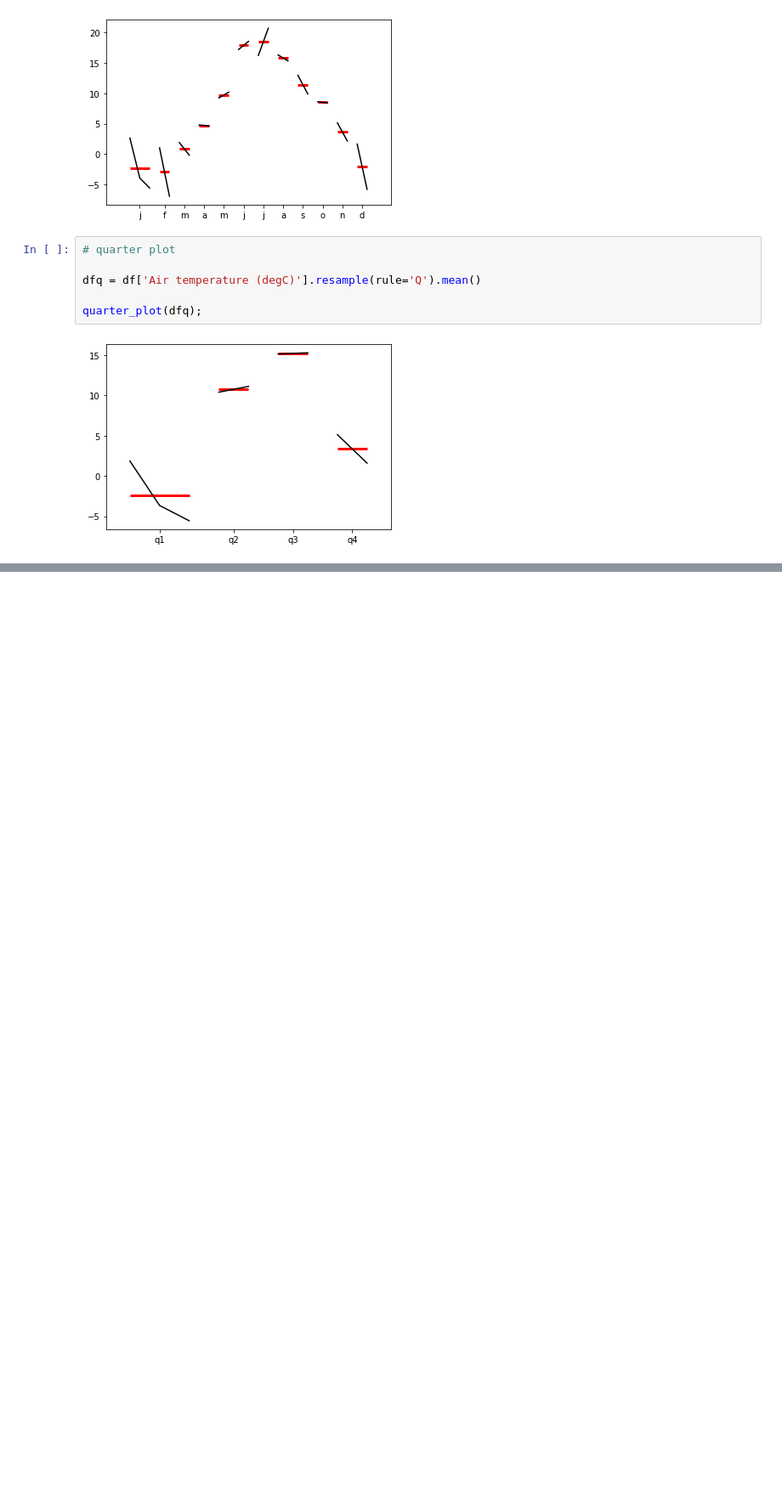
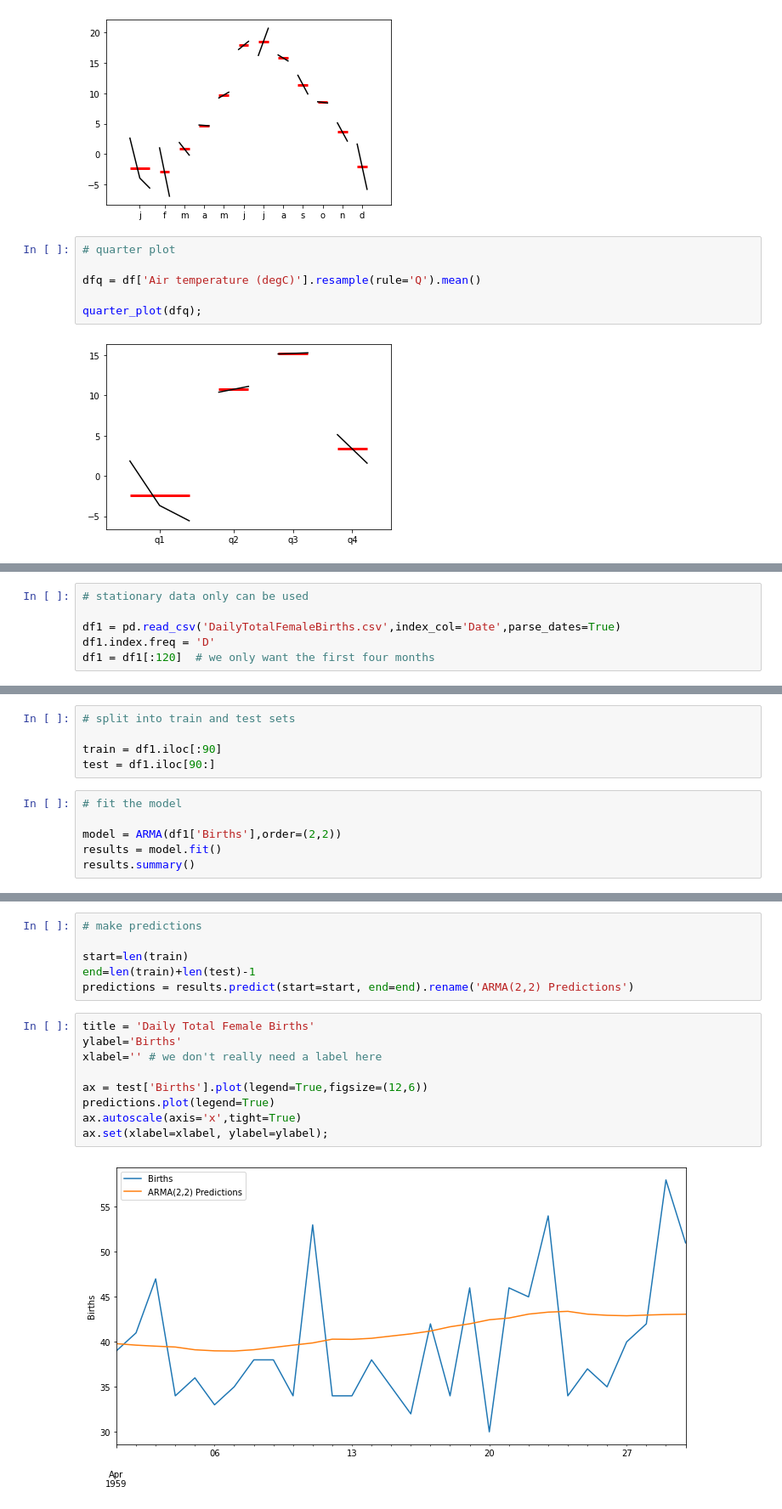
Before and after one commit to MikhailKuklin/time-series-analysis-forecasting, a Jupyter notebook: notebooks/ts_forecasting.ipynb, the cells around one changed output, grey strips where cells are left out. Shown at 85% size. Drawn from its saved outputs; the diff is of its cells as text; blank space fills up the shorter version.

```diff
--- a/notebooks/ts_forecasting.ipynb
+++ b/notebooks/ts_forecasting.ipynb
@@ -591,0 +601,6 @@ quarter_plot(dfq);
+# %%
+# stationary data only can be used
+
+df1 = pd.read_csv('DailyTotalFemaleBirths.csv',index_col='Date',parse_dates=True)
+df1.index.freq = 'D'
+df1 = df1[:120]  # we only want the first four months
@@ -591,0 +647,11 @@ quarter_plot(dfq);
+# %%
+# split into train and test sets
+
+train = df1.iloc[:90]
+test = df1.iloc[90:]
+# %%
+# fit the model
+
+model = ARMA(df1['Births'],order=(2,2))
+results = model.fit()
+results.summary()
@@ -591,0 +679,17 @@ quarter_plot(dfq);
+# %%
+# make predictions
+
+start=len(train)
+end=len(train)+len(test)-1
+predictions = results.predict(start=start, end=end).rename('ARMA(2,2) Predictions')
+# %%
+title = 'Daily Total Female Births'
+ylabel='Births'
+xlabel='' # we don't really need a label here
+
+ax = test['Births'].plot(legend=True,figsize=(12,6))
+predictions.plot(legend=True)
+ax.autoscale(axis='x',tight=True)
+ax.set(xlabel=xlabel, ylabel=ylabel);
+# %% [output]
+[figure, added]
```
Also changed, not shown: parts of 8 cells of this notebook.
